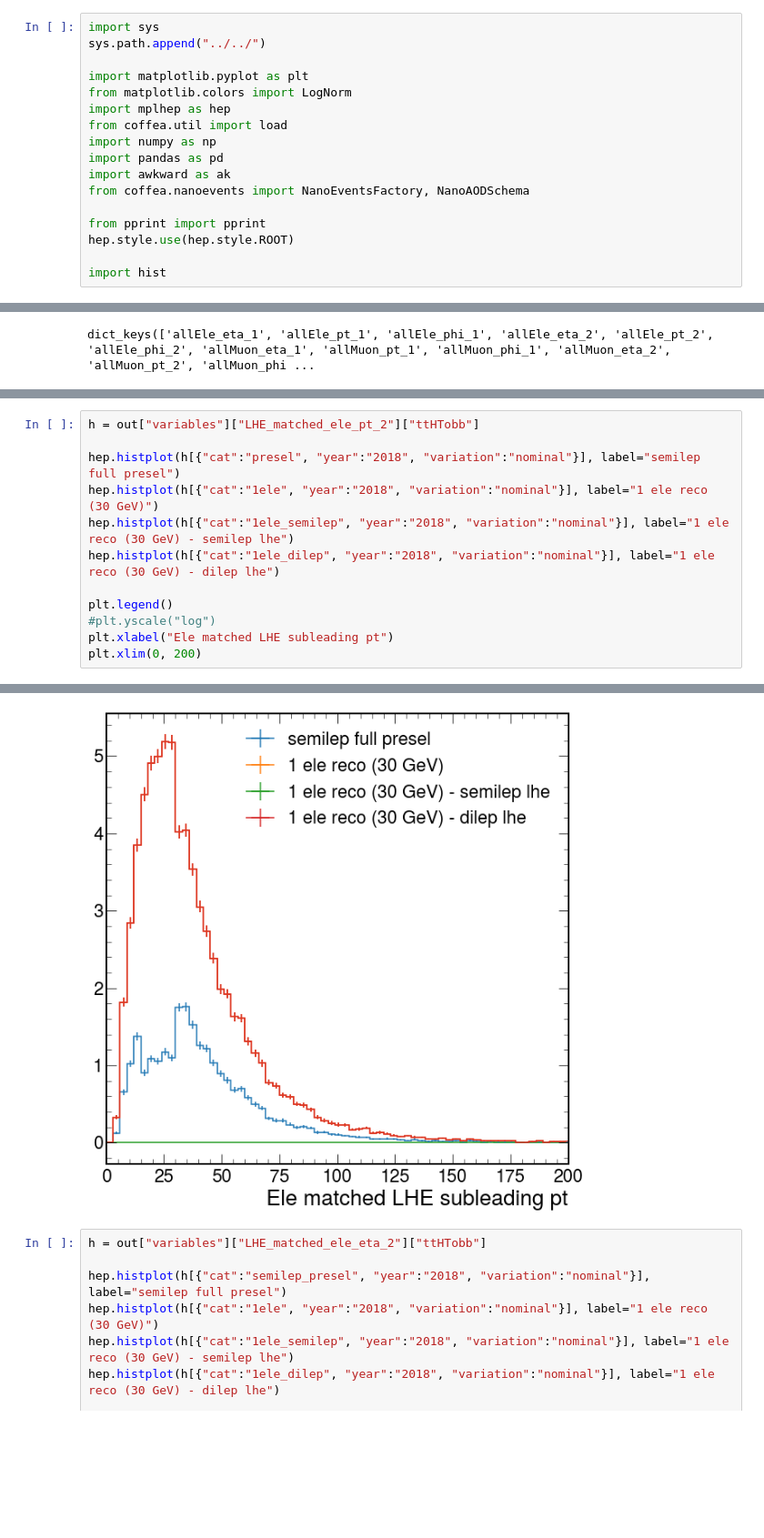
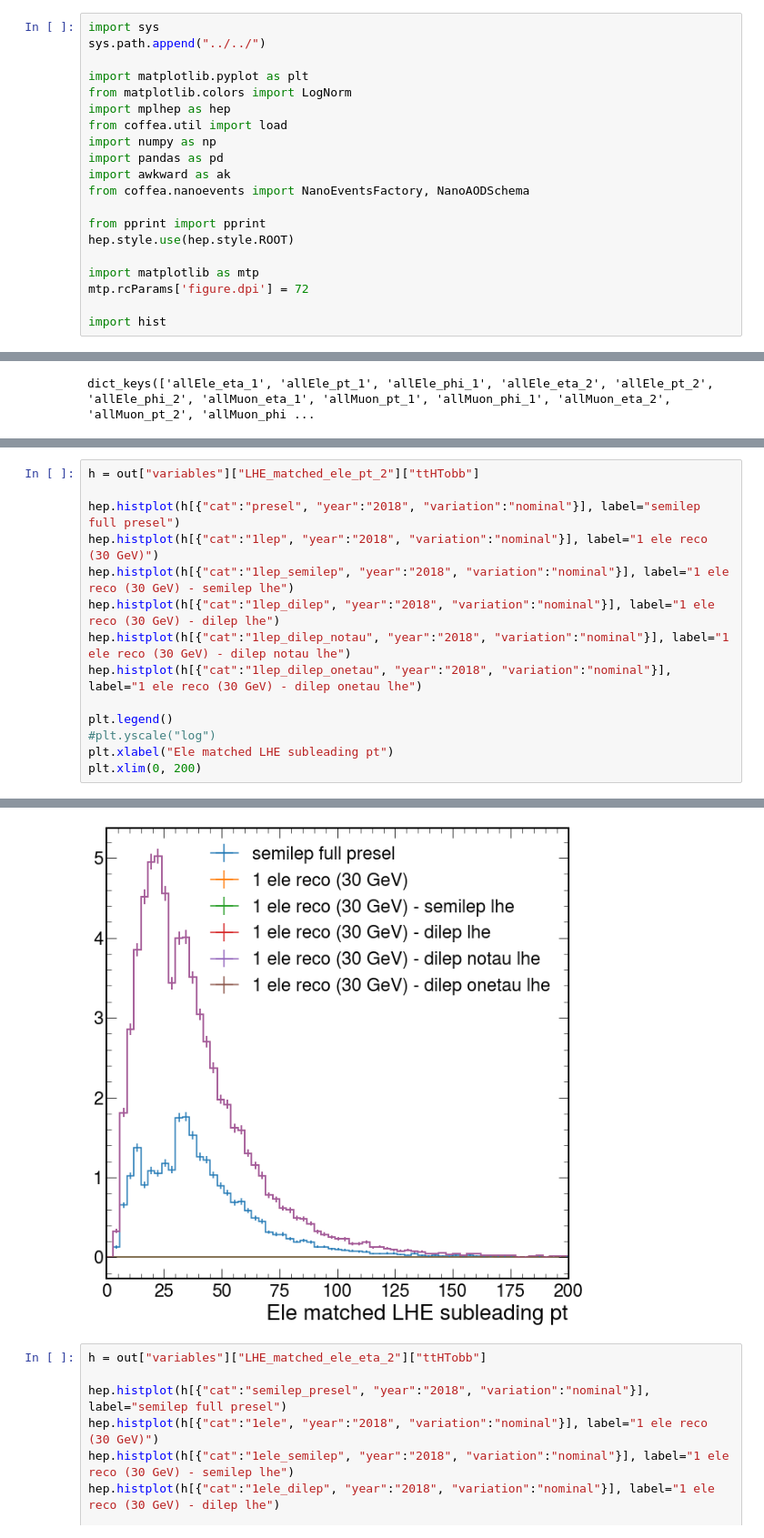
Before and after one commit to valsdav/PocketCoffea, a Jupyter notebook: notebooks/JetTagging/LHESignalStudies.ipynb, the cells around one changed output, grey strips where cells are left out. Shown at 91% size. Saved outputs shown, nothing was run; the diff lists cells and outputs as text; blank space fills up the shorter version.

```diff
--- a/notebooks/JetTagging/LHESignalStudies.ipynb
+++ b/notebooks/JetTagging/LHESignalStudies.ipynb
@@ -14,4 +14,7 @@ from coffea.nanoevents import NanoEventsFactory, NanoAODSchema
 from pprint import pprint
 hep.style.use(hep.style.ROOT)
 
+import matplotlib as mtp
+mtp.rcParams['figure.dpi'] = 72
+
 import hist
@@ -396,18 +765,20 @@ plt.xlim(0, 200)
 # %%
 h = out["variables"]["LHE_matched_ele_pt_2"]["ttHTobb"]
 
 hep.histplot(h[{"cat":"presel", "year":"2018", "variation":"nominal"}], label="semilep full presel")
-hep.histplot(h[{"cat":"1ele", "year":"2018", "variation":"nominal"}], label="1 ele reco (30 GeV)")
-hep.histplot(h[{"cat":"1ele_semilep", "year":"2018", "variation":"nominal"}], label="1 ele reco (30 GeV) - semilep lhe")
-hep.histplot(h[{"cat":"1ele_dilep", "year":"2018", "variation":"nominal"}], label="1 ele reco (30 GeV) - dilep lhe")
+hep.histplot(h[{"cat":"1lep", "year":"2018", "variation":"nominal"}], label="1 ele reco (30 GeV)")
+hep.histplot(h[{"cat":"1lep_semilep", "year":"2018", "variation":"nominal"}], label="1 ele reco (30 GeV) - semilep lhe")
+hep.histplot(h[{"cat":"1lep_dilep", "year":"2018", "variation":"nominal"}], label="1 ele reco (30 GeV) - dilep lhe")
+hep.histplot(h[{"cat":"1lep_dilep_notau", "year":"2018", "variation":"nominal"}], label="1 ele reco (30 GeV) - dilep notau lhe")
+hep.histplot(h[{"cat":"1lep_dilep_onetau", "year":"2018", "variation":"nominal"}], label="1 ele reco (30 GeV) - dilep onetau lhe")
 
 plt.legend()
 #plt.yscale("log")
 plt.xlabel("Ele matched LHE subleading pt")
 plt.xlim(0, 200)
 # %% [output]
 (0.0, 200.0)
-[figure, old version]
+[figure, new version]
 # %%
 h = out["variables"]["LHE_matched_ele_eta_2"]["ttHTobb"]
 
```
Also changed, not shown: parts of 48 cells of this notebook, 5 other files.
